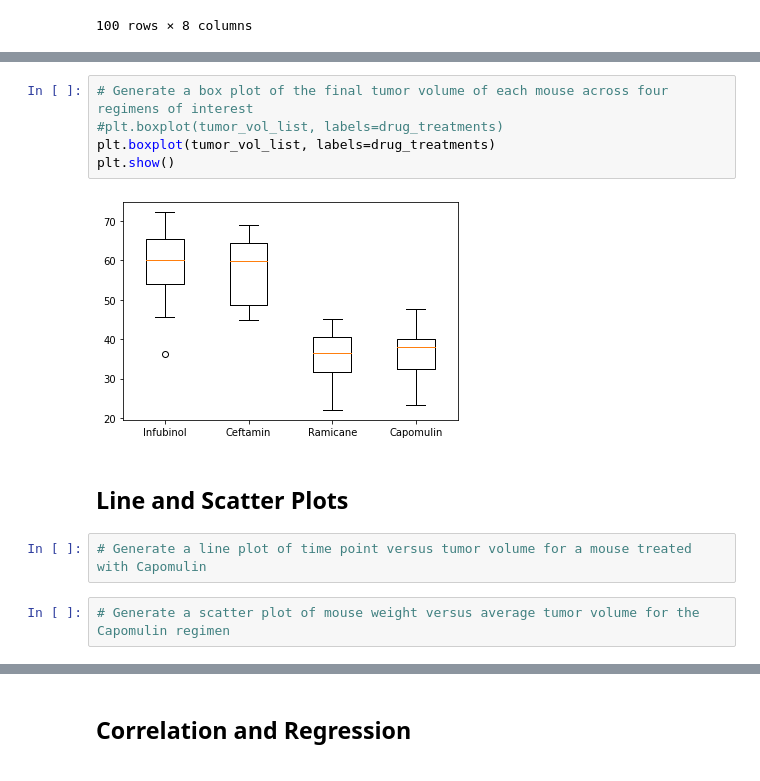
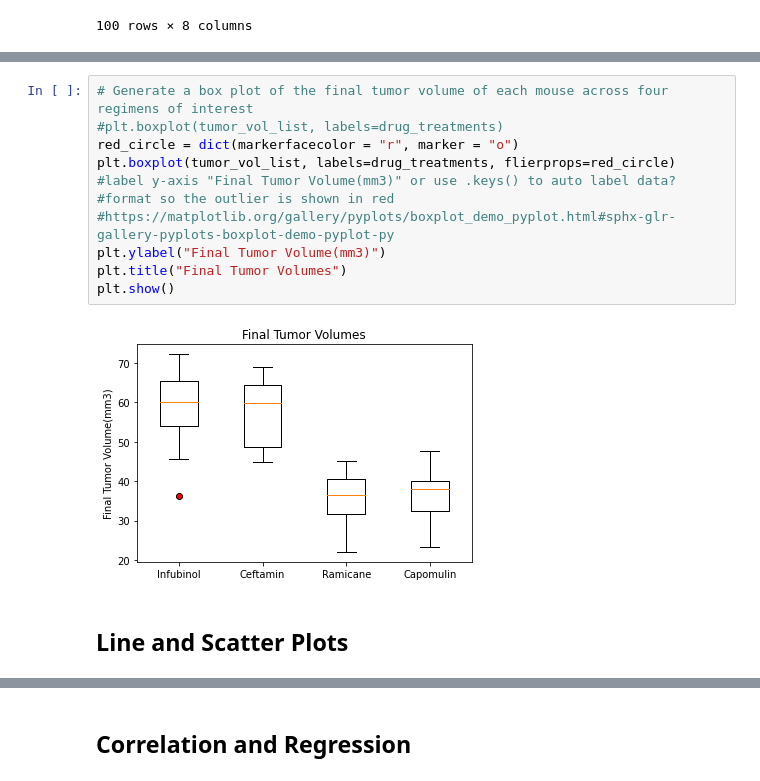
Before and after one commit to LeeProut/matplotlib-challenge, a Jupyter notebook: Pymaceuticals/pymaceuticals.ipynb, the cells around one changed output, grey strips where cells are left out. Drawn from its saved outputs; the diff is of its cells as text.

```diff
--- a/Pymaceuticals/pymaceuticals.ipynb
+++ b/Pymaceuticals/pymaceuticals.ipynb
@@ -411,13 +422,15 @@ Values above 51.83201549 for Capomulin could be outliers.
 # %%
 # Generate a box plot of the final tumor volume of each mouse across four regimens of interest
 #plt.boxplot(tumor_vol_list, labels=drug_treatments)
-plt.boxplot(tumor_vol_list, labels=drug_treatments)
+red_circle = dict(markerfacecolor = "r", marker = "o")
+plt.boxplot(tumor_vol_list, labels=drug_treatments, flierprops=red_circle)
+#label y-axis "Final Tumor Volume(mm3)" or use .keys() to auto label data?
+#format so the outlier is shown in red
+#https://matplotlib.org/gallery/pyplots/boxplot_demo_pyplot.html#sphx-glr-gallery-pyplots-boxplot-demo-pyplot-py
+plt.ylabel("Final Tumor Volume(mm3)")
+plt.title("Final Tumor Volumes")
 plt.show()
 # %% [output]
-[figure, old version]
+[figure, new version]
 # %% [markdown]
 ## Line and Scatter Plots
-# %%
-# Generate a line plot of time point versus tumor volume for a mouse treated with Capomulin
-# %%
-# Generate a scatter plot of mouse weight versus average tumor volume for the Capomulin regimen
```
Also changed, not shown: parts of 6 cells of this notebook.
